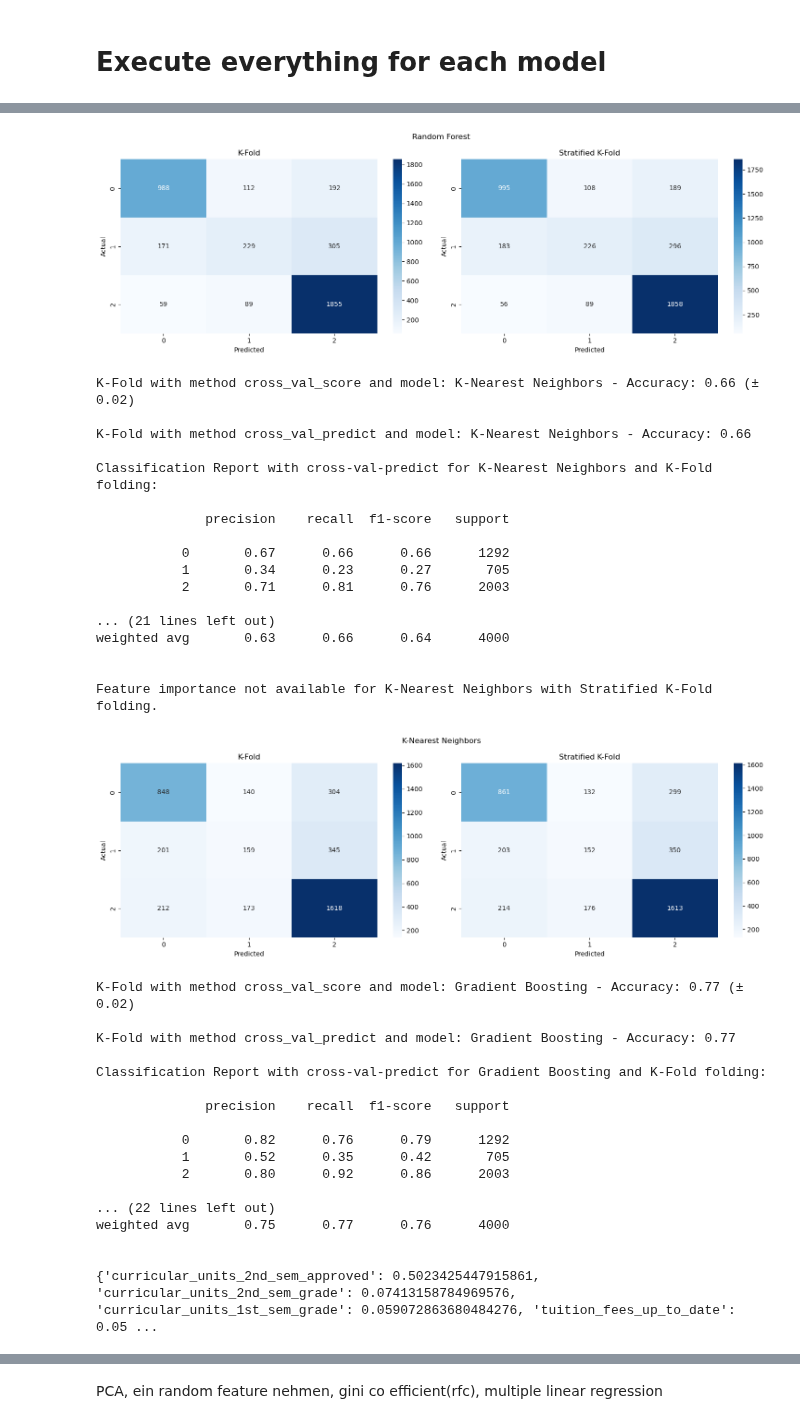
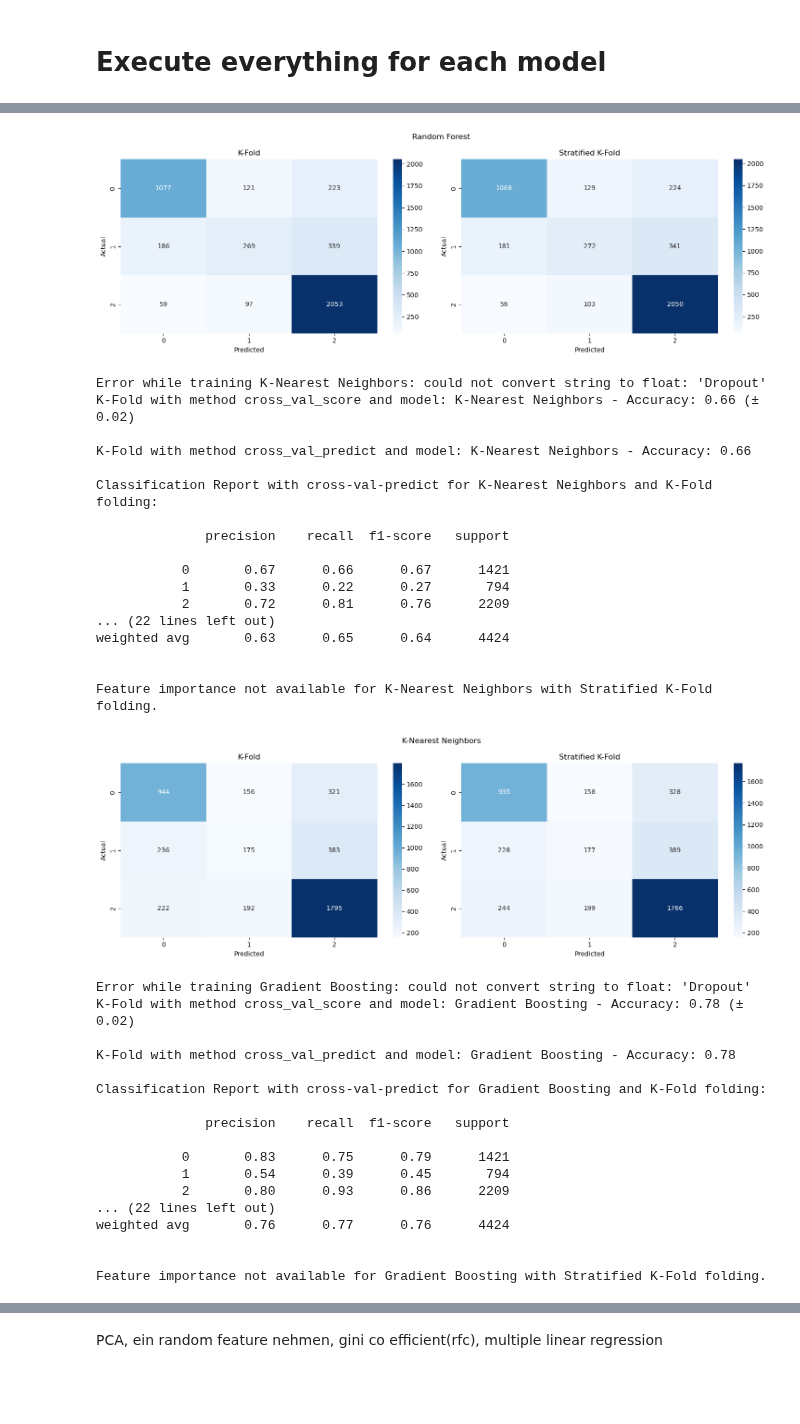
Before and after one commit to MarcoAigner/Machine-Learning-Practical, a Jupyter notebook: project_2/student_dropout.ipynb, the cells around one changed output, grey strips where cells are left out. Cells and saved outputs as stored; diff of their text form; code cells hidden in the pictures; blank space fills up the shorter version.

Commit message:
include train_test_data

```diff
--- a/project_2/student_dropout.ipynb
+++ b/project_2/student_dropout.ipynb
@@ -73,11 +92,16 @@
 # create a list of new column names by replacing spaces and '/' with _ and removing the rest
 snake_case_columns = student_data.columns.map(lambda x: x.lower().replace(' ', '_').replace('/','_').replace('(','').replace(')', '').replace('\t', '').replace('\'s','')).to_list()
 student_data.rename(columns=dict(zip(student_data.columns, snake_case_columns)), inplace=True) # apply the snake_case column names
+train_data.rename(columns=dict(zip(student_data.columns, snake_case_columns)), inplace=True)
+test_data.rename(columns=dict(zip(student_data.columns, snake_case_columns)), inplace=True)
 # %% [markdown]
 ## 1.2 General Exploration
 We fix a typo that we noticed:
 # %%
 student_data.rename(columns={'nacionality':'nationality'}, inplace=True)
+
+train_data.rename(columns={'nacionality':'nationality'}, inplace=True)
+test_data.rename(columns={'nacionality':'nationality'}, inplace=True)
 # %% [markdown]
 Now let's inspect some rows of data:
 # %%
@@ -170,6 +197,9 @@ We are interested in how much each feature correlates with the target. Features
 First, we numerically encode the target column:
 # %%
 student_data['target'] = student_data['target'].map(arg={'Dropout':0, 'Enrolled':1, 'Graduate':2})
+
+train_data['target'] = student_data['target'].map(arg={'Dropout':0, 'Enrolled':1, 'Graduate':2})
+test_data['target'] = student_data['target'].map(arg={'Dropout':0, 'Enrolled':1, 'Graduate':2})
 # %% [markdown]
 Then we calculate the pairwise correlations:
 # %%
@@ -593,11 +628,8 @@ def analyze_feature_importance(model, X):
 # %%
 from sklearn.model_selection import cross_val_score
 
-def train_and_evaluate_model(model, X, y, X_train, y_train, cv):
+def train_and_evaluate_model(model, X, y, cv):
     try:
-        # Train the model
-        train_model(model, X_train, y_train)
-
         # Perform K-fold cross-validation and get accuracy scores for each fold
         cv_scores = cross_val_score(model, X.values, y.values, cv=cv, scoring='accuracy')
         print(f"{fold_name} with method cross_val_score and model: {model_name} - Accuracy: {np.mean(cv_scores):.2f} (± {np.std(cv_scores):.2f})\n")
@@ -627,18 +675,31 @@ def train_and_evaluate_model(model, X, y, X_train, y_train, cv):
 num_folds = 10
 
 TRAIN_FRACTION = 0.75
-train = pd.concat([final_dataframe[final_dataframe['target'] == 0].sample(frac=TRAIN_FRACTION), final_dataframe[final_dataframe['target'] == 1].sample(frac=TRAIN_FRACTION),final_dataframe[final_dataframe['target'] == 2].sample(frac=TRAIN_FRACTION)])
-test = final_dataframe.drop(train.index)
-X_train = test.drop(columns='target')
-y_train = test['target']
+#train = pd.concat([final_dataframe[final_dataframe['target'] == 0].sample(frac=TRAIN_FRACTION), final_dataframe[final_dataframe['target'] == 1].sample(frac=TRAIN_FRACTION),final_dataframe[final_dataframe['target'] == 2].sample(frac=TRAIN_FRACTION)])
+#test = final_dataframe.drop(train.index)
+#X_train = test.drop(columns='target')
+#y_train = test['target']
 #X_test = test.drop(columns='target')
 #y_test = test['target']
+from sklearn.model_selection import train_test_split
 
+final_dataframe
+
+X = final_dataframe.drop(columns='target')
+y = final_dataframe['target']
+
+X_train,X_test,y_train,y_test = train_test_split(X,y,test_size=0.2,random_state=42)
+
+X_train = train_data.drop(columns='target')
+y_train = train_data['target']
 # Loop through your models and call the train_and_evaluate_model method
 for model_name, model in models.items():
     cm_dict = {}
+    # Train the model
+    train_model(model, X_train, y_train)
+
     for fold_name, fold in folds.items():
-        cm_dict[fold_name] = train_and_evaluate_model(model, X, y, X_train, y_train, fold)
+        cm_dict[fold_name] = train_and_evaluate_model(model, X, y, fold)
 
     # Plot confusion matrix using seaborn
     plot_confusion_matrix(model_name, cm_dict, sorted(final_dataframe["target"].unique()))
@@ -681,36 +742,36 @@ weighted avg       0.75      0.77      0.75      4000
-[figure, old version]
+[figure, new version]
+Error while training K-Nearest Neighbors: could not convert string to float: 'Dropout'
 K-Fold with method cross_val_score and model: K-Nearest Neighbors - Accuracy: 0.66 (± 0.02)
 
 K-Fold with method cross_val_predict and model: K-Nearest Neighbors - Accuracy: 0.66
 
 Classification Report with cross-val-predict for K-Nearest Neighbors and K-Fold folding:
 
               precision    recall  f1-score   support
 
-           0       0.67      0.66      0.66      1292
-           1       0.34      0.23      0.27       705
-           2       0.71      0.81      0.76      2003
-
-... (21 lines left out)
-weighted avg       0.63      0.66      0.64      4000
+           0       0.67      0.66      0.67      1421
+           1       0.33      0.22      0.27       794
+           2       0.72      0.81      0.76      2209
+... (22 lines left out)
+weighted avg       0.63      0.65      0.64      4424
 
 
 Feature importance not available for K-Nearest Neighbors with Stratified K-Fold folding.
-[figure, old version]
+[figure, new version]
-K-Fold with method cross_val_score and model: Gradient Boosting - Accuracy: 0.77 (± 0.02)
+Error while training Gradient Boosting: could not convert string to float: 'Dropout'
+K-Fold with method cross_val_score and model: Gradient Boosting - Accuracy: 0.78 (± 0.02)
 
-K-Fold with method cross_val_predict and model: Gradient Boosting - Accuracy: 0.77
+K-Fold with method cross_val_predict and model: Gradient Boosting - Accuracy: 0.78
 
 Classification Report with cross-val-predict for Gradient Boosting and K-Fold folding:
 
               precision    recall  f1-score   support
 
-           0       0.82      0.76      0.79      1292
-           1       0.52      0.35      0.42       705
-           2       0.80      0.92      0.86      2003
-
+           0       0.83      0.75      0.79      1421
+           1       0.54      0.39      0.45       794
+           2       0.80      0.93      0.86      2209
 ... (22 lines left out)
-weighted avg       0.75      0.77      0.76      4000
+weighted avg       0.76      0.77      0.76      4424
 
 
-{'curricular_units_2nd_sem_approved': 0.5023425447915861, 'curricular_units_2nd_sem_grade': 0.07413158784969576, 'curricular_units_1st_sem_grade': 0.059072863680484276, 'tuition_fees_up_to_date': 0.05 ...
+Feature importance not available for Gradient Boosting with Stratified K-Fold folding.
```
Also changed, not shown: parts of 16 cells of this notebook.
